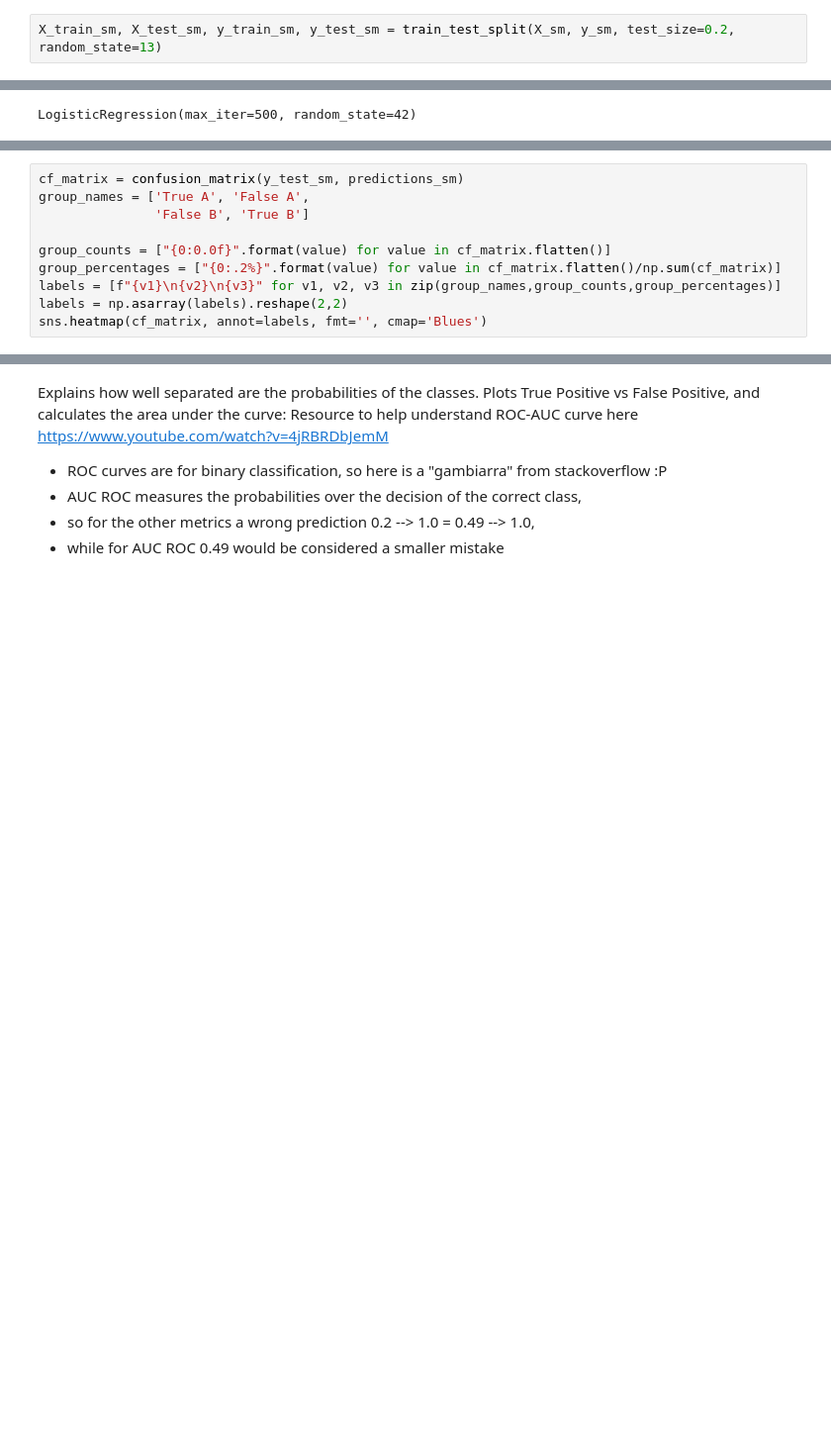
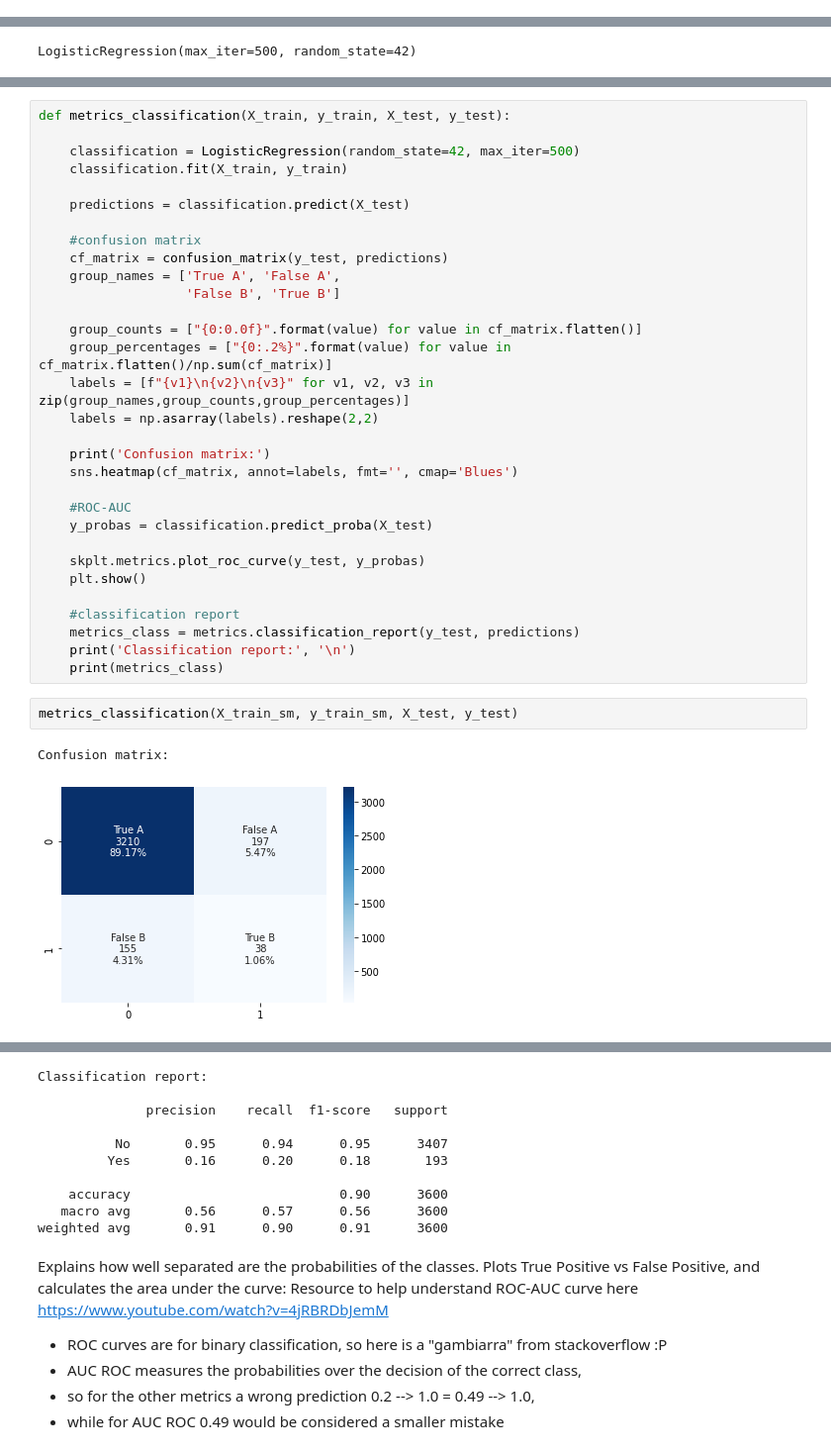
Before and after one commit to katharina-beriault/Midterm_Project_Credit-Card-Marketing_Classification, a Jupyter notebook: Python/Outcome.ipynb, the cells around one changed output, grey strips where cells are left out. Shown at 99% size. Cells and saved outputs as stored; diff of their text form; blank space fills up the shorter version.

```diff
--- a/Python/Outcome.ipynb
+++ b/Python/Outcome.ipynb
@@ -775,5 +776,3 @@ Yes    16977
 Name: offer_accepted, dtype: int64
-# %%
-X_train_sm, X_test_sm, y_train_sm, y_test_sm = train_test_split(X_sm, y_sm, test_size=0.2, random_state=13)
 # %% [markdown]
 #### Logistic Regression
@@ -804,10 +806,0 @@ array([[3312,   99],
-# %%
-cf_matrix = confusion_matrix(y_test_sm, predictions_sm)
-group_names = ['True A', 'False A',
-               'False B', 'True B']
-
-group_counts = ["{0:0.0f}".format(value) for value in cf_matrix.flatten()]
-group_percentages = ["{0:.2%}".format(value) for value in cf_matrix.flatten()/np.sum(cf_matrix)]
-labels = [f"{v1}\n{v2}\n{v3}" for v1, v2, v3 in zip(group_names,group_counts,group_percentages)]
-labels = np.asarray(labels).reshape(2,2)
-sns.heatmap(cf_matrix, annot=labels, fmt='', cmap='Blues')
@@ -818,0 +809,36 @@ sns.heatmap(cf_matrix, annot=labels, fmt='', cmap='Blues')
+# %%
+def metrics_classification(X_train, y_train, X_test, y_test):
+
+    classification = LogisticRegression(random_state=42, max_iter=500)
+    classification.fit(X_train, y_train)
+
+    predictions = classification.predict(X_test)
+
+    #confusion matrix
+    cf_matrix = confusion_matrix(y_test, predictions)
+    group_names = ['True A', 'False A',
+                   'False B', 'True B']
+
+    group_counts = ["{0:0.0f}".format(value) for value in cf_matrix.flatten()]
+    group_percentages = ["{0:.2%}".format(value) for value in cf_matrix.flatten()/np.sum(cf_matrix)]
+    labels = [f"{v1}\n{v2}\n{v3}" for v1, v2, v3 in zip(group_names,group_counts,group_percentages)]
+    labels = np.asarray(labels).reshape(2,2)
+
+    print('Confusion matrix:')
+    sns.heatmap(cf_matrix, annot=labels, fmt='', cmap='Blues')
+
+    #ROC-AUC
+    y_probas = classification.predict_proba(X_test)
+
+    skplt.metrics.plot_roc_curve(y_test, y_probas)
+    plt.show()
+
+    #classification report
+    metrics_class = metrics.classification_report(y_test, predictions)
+    print('Classification report:', '\n')
+    print(metrics_class)
+# %%
+metrics_classification(X_train_sm, y_train_sm, X_test, y_test)
+# %% [output]
+Confusion matrix:
+[figure, added]
@@ -819,3 +846,13 @@ sns.heatmap(cf_matrix, annot=labels, fmt='', cmap='Blues')
+Classification report:
+
+              precision    recall  f1-score   support
+
+          No       0.95      0.94      0.95      3407
+         Yes       0.16      0.20      0.18       193
+
+    accuracy                           0.90      3600
+   macro avg       0.56      0.57      0.56      3600
+weighted avg       0.91      0.90      0.91      3600
 # %% [markdown]
 Explains how well separated are the probabilities of the classes. Plots True Positive vs False Positive, and calculates the area under the curve: </br>
 Resource to help understand ROC-AUC curve here https://www.youtube.com/watch?v=4jRBRDbJemM
```
Also changed, not shown: parts of 77 cells of this notebook, 6 other files.
